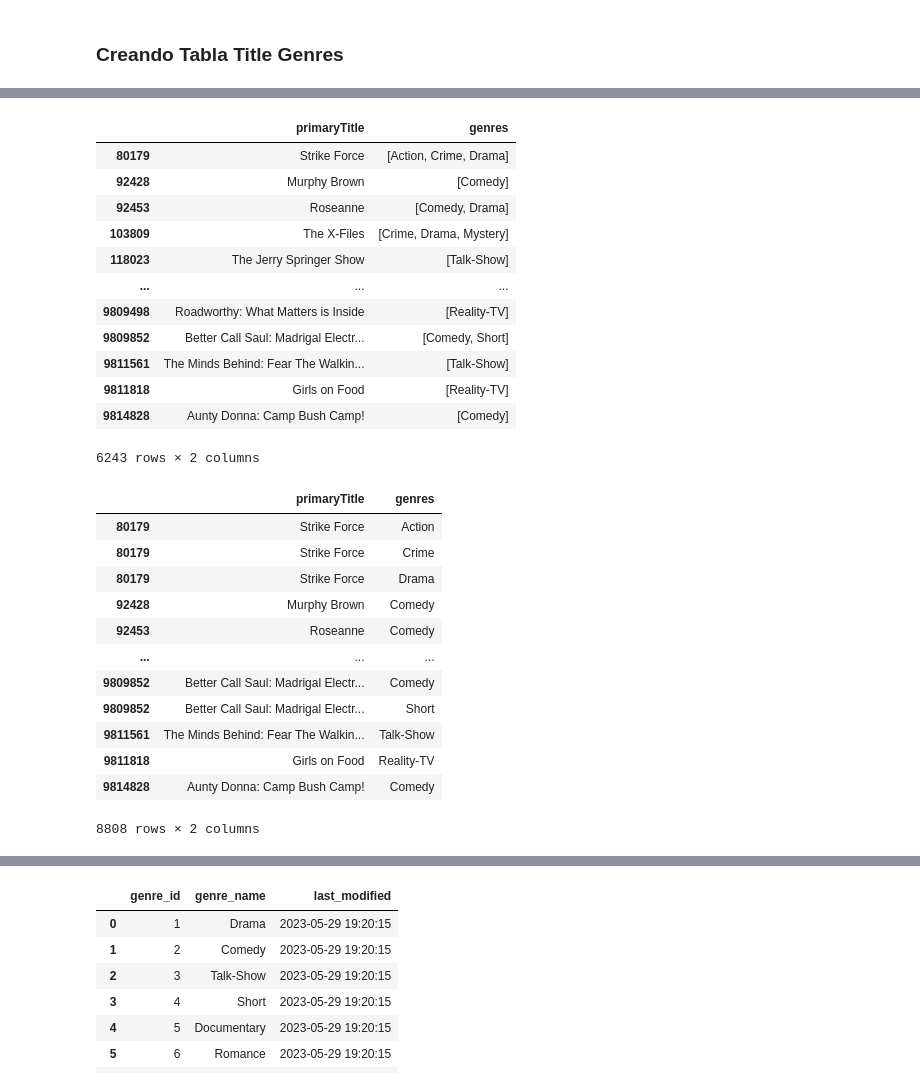
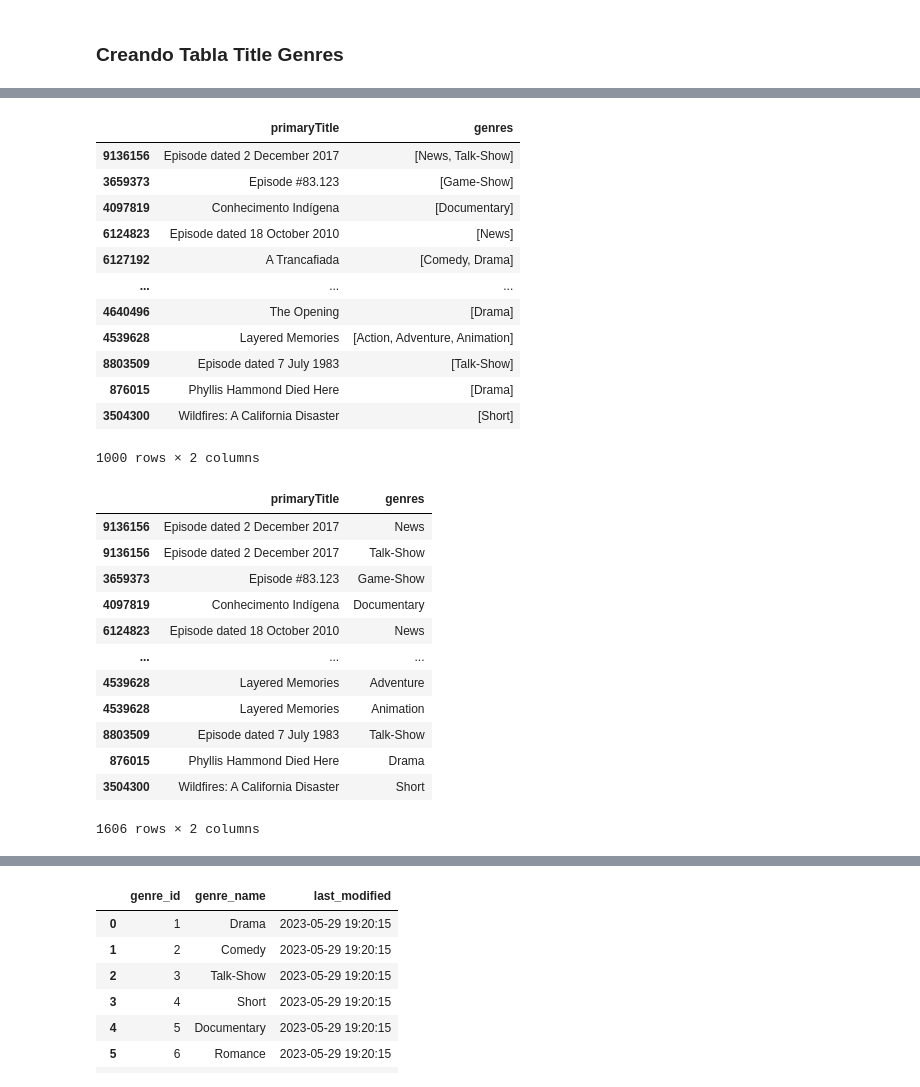
Before and after one commit to Juanlandolfi/SQL_PROJECT_CODERHOUSE, a Jupyter notebook: imbd_cleaning_for_sql.ipynb, the cells around one changed output, grey strips where cells are left out. Cells and saved outputs as stored; diff of their text form; code cells hidden in the pictures.

```diff
--- a/imbd_cleaning_for_sql.ipynb
+++ b/imbd_cleaning_for_sql.ipynb
@@ -406,3 +488,0 @@ Index([0, 1], dtype='object', name='isAdult')
-# %%
-title_basics.isAdult = title_basics.isAdult.astype(int)
-title_basics.dtypes
@@ -501,0 +581,3 @@ title_basics.loc[~title_basics.runtimeMinutes.str.isnumeric() & ~title_basics.ru
+# %%
+index_to_remove  = title_basics.loc[~title_basics.runtimeMinutes.str.isnumeric() & ~title_basics.runtimeMinutes.str.contains('NULL') ].index
+index_to_remove
@@ -501,0 +588,2 @@ title_basics.loc[~title_basics.runtimeMinutes.str.isnumeric() & ~title_basics.ru
+# %%
+title_basics = title_basics[~title_basics.index.isin(index_to_remove)]
@@ -508,5 +630,6 @@ title_basics.loc[~title_basics.runtimeMinutes.str.isnumeric() & ~title_basics.ru
 # %%
 #it = title_basics.iterrows()
 # next(it)[1].originalTitle
-title_basics[title_basics.endYear == "2018"]
+sample_titles = title_basics.sample(1000, random_state=123)
+sample_titles
 # %% [output]
@@ -851,34 +1010,34 @@ dict_to_replace_titles
 # %%
-title_basics.genres = title_basics.genres.str.split(',')
-title_basics[['primaryTitle', 'genres']]
+sample_titles.genres = sample_titles.genres.str.split(',')
+sample_titles[['primaryTitle', 'genres']]
 # %% [output]
 |  | primaryTitle | genres |
-| 80179 | Strike Force | [Action, Crime, Drama] |
-| 92428 | Murphy Brown | [Comedy] |
-| 92453 | Roseanne | [Comedy, Drama] |
-| 103809 | The X-Files | [Crime, Drama, Mystery] |
-| 118023 | The Jerry Springer Show | [Talk-Show] |
+| 9136156 | Episode dated 2 December 2017 | [News, Talk-Show] |
+| 3659373 | Episode #83.123 | [Game-Show] |
+| 4097819 | Conhecimento Indígena | [Documentary] |
+| 6124823 | Episode dated 18 October 2010 | [News] |
+| 6127192 | A Trancafiada | [Comedy, Drama] |
 | ... | ... | ... |
-| 9809498 | Roadworthy: What Matters is Inside | [Reality-TV] |
-| 9809852 | Better Call Saul: Madrigal Electr... | [Comedy, Short] |
-| 9811561 | The Minds Behind: Fear The Walkin... | [Talk-Show] |
-| 9811818 | Girls on Food | [Reality-TV] |
-| 9814828 | Aunty Donna: Camp Bush Camp! | [Comedy] |
+| 4640496 | The Opening | [Drama] |
+| 4539628 | Layered Memories | [Action, Adventure, Animation] |
+| 8803509 | Episode dated 7 July 1983 | [Talk-Show] |
+| 876015 | Phyllis Hammond Died Here | [Drama] |
+| 3504300 | Wildfires: A California Disaster | [Short] |
-6243 rows × 2 columns
+1000 rows × 2 columns
 # %%
-title_basics = title_basics.explode('genres')
-title_basics[['primaryTitle', 'genres']]
+genres_titles = sample_titles.explode('genres')
+genres_titles[['primaryTitle', 'genres']]
 # %% [output]
 |  | primaryTitle | genres |
-| 80179 | Strike Force | Action |
-| 80179 | Strike Force | Crime |
-| 80179 | Strike Force | Drama |
-| 92428 | Murphy Brown | Comedy |
-| 92453 | Roseanne | Comedy |
+| 9136156 | Episode dated 2 December 2017 | News |
+| 9136156 | Episode dated 2 December 2017 | Talk-Show |
+| 3659373 | Episode #83.123 | Game-Show |
+| 4097819 | Conhecimento Indígena | Documentary |
+| 6124823 | Episode dated 18 October 2010 | News |
 | ... | ... | ... |
-| 9809852 | Better Call Saul: Madrigal Electr... | Comedy |
-| 9809852 | Better Call Saul: Madrigal Electr... | Short |
-| 9811561 | The Minds Behind: Fear The Walkin... | Talk-Show |
-| 9811818 | Girls on Food | Reality-TV |
-| 9814828 | Aunty Donna: Camp Bush Camp! | Comedy |
+| 4539628 | Layered Memories | Adventure |
+| 4539628 | Layered Memories | Animation |
+| 8803509 | Episode dated 7 July 1983 | Talk-Show |
+| 876015 | Phyllis Hammond Died Here | Drama |
+| 3504300 | Wildfires: A California Disaster | Short |
-8808 rows × 2 columns
+1606 rows × 2 columns
```
Also changed, not shown: parts of 78 cells of this notebook, 9 other files.
